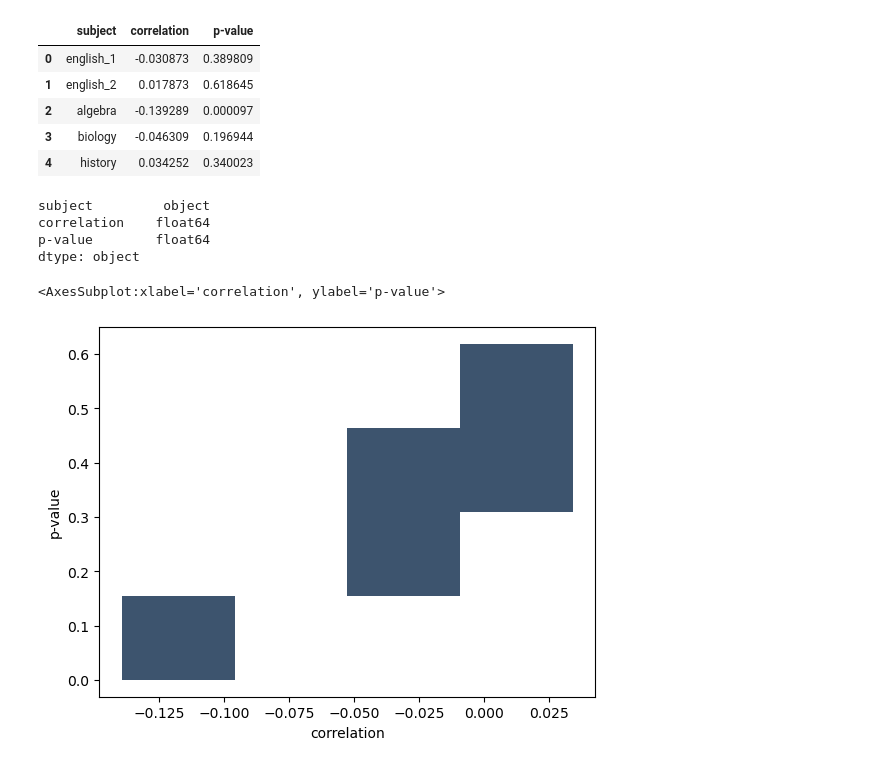
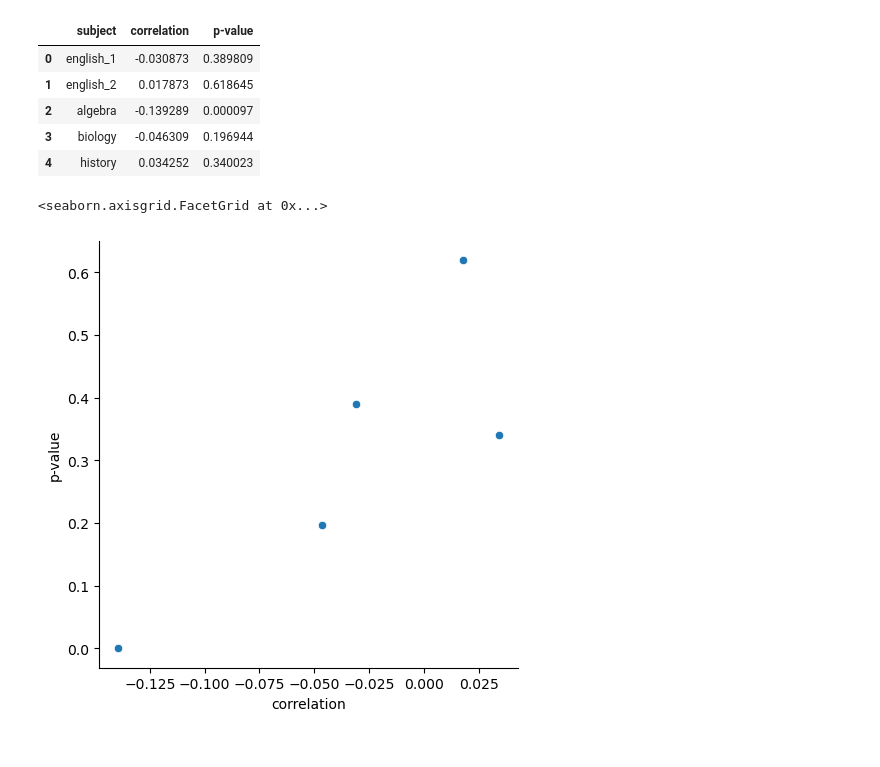
Before and after one commit to college-readiness-preds/capstone_readiness, a Jupyter notebook: stephen_folder/explore.ipynb, the cells around one changed output. Cells and saved outputs as stored; diff of their text form; code cells hidden in the pictures.

Commit message:
edited Q6 graph

```diff
--- a/stephen_folder/explore.ipynb
+++ b/stephen_folder/explore.ipynb
@@ -276,10 +276,3 @@ stu_teach_ratio
 | 2 | algebra | -0.139289 | 0.000097 |
 | 3 | biology | -0.046309 | 0.196944 |
 | 4 | history | 0.034252 | 0.340023 |
-# %%
-stu_teach_ratio.dtypes
-# %% [output]
-subject         object
-correlation    float64
-p-value        float64
-dtype: object
@@ -286,5 +281,5 @@ dtype: object
 # %%
-sns.histplot(data= stu_teach_ratio, x= stu_teach_ratio.correlation, y= stu_teach_ratio['p-value'])
+sns.relplot(data= stu_teach_ratio, x= stu_teach_ratio['correlation'], y= stu_teach_ratio['p-value'])
 # %% [output]
-<AxesSubplot:xlabel='correlation', ylabel='p-value'>
+<seaborn.axisgrid.FacetGrid at 0x...>
-[figure, old version]
+[figure, new version]
```
Also changed, not shown: parts of 8 cells of this notebook, 2 other files.
